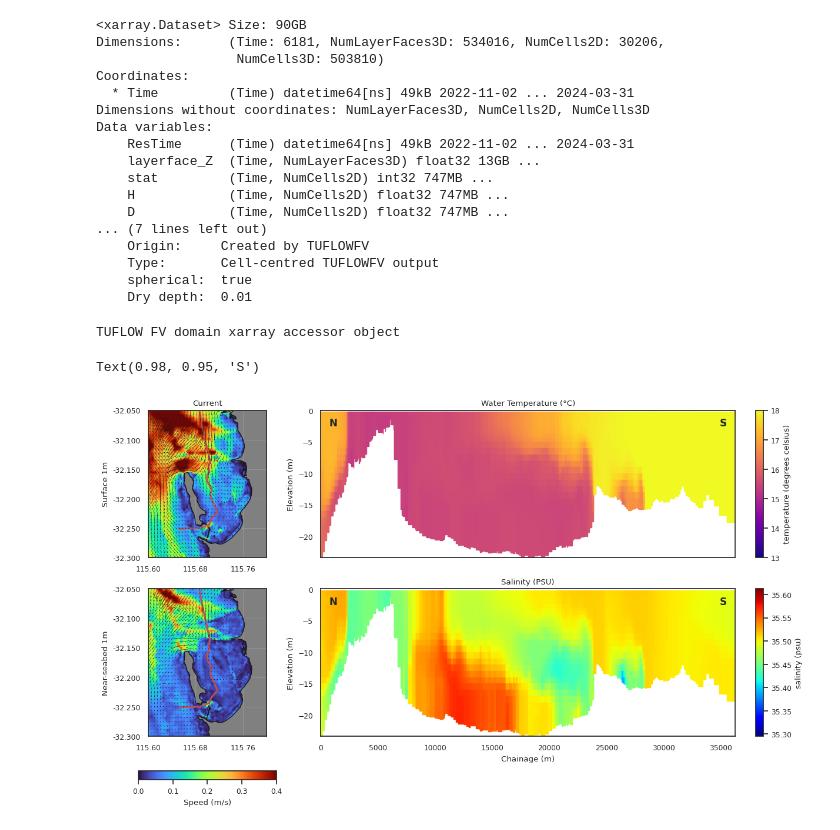
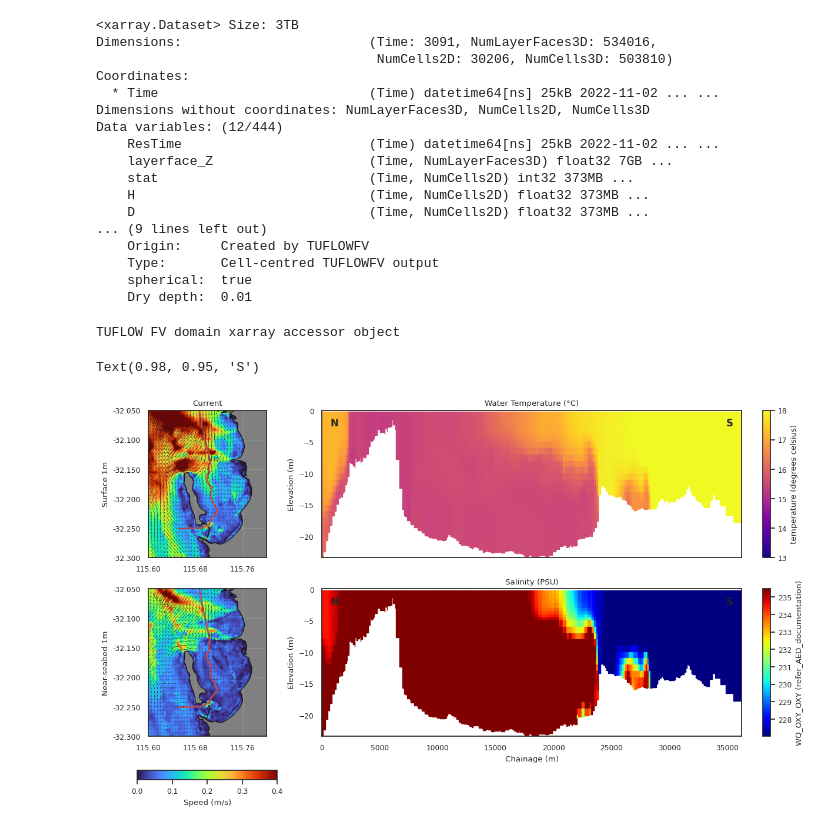
Before and after one commit to SEAF-CS/csiem-marvl, a Jupyter notebook: custom_py/tfv_curtain_panel/curtain_4panel.ipynb, the cells around one changed output. Saved outputs shown, nothing was run; the diff lists cells and outputs as text; code cells hidden in the pictures.

```diff
--- a/custom_py/tfv_curtain_panel/curtain_4panel.ipynb
+++ b/custom_py/tfv_curtain_panel/curtain_4panel.ipynb
@@ -16,24 +16,24 @@ sns.set(style='white', font_scale=0.8)
 # %%
 # Use the correct DBFS path for the shared volume
 model_folder = Path('/Projects2/csiem/model/csiem_model_tfvaed_1.6/outputs/results/')
-model_file = 'csiem_B009_20221101_20240401_WQ.nc'
+model_file = 'csiem_B009_20221101_20240401_WQ_WQ.nc'
 ds = xr.open_dataset(model_folder/model_file, decode_times=True, engine='netcdf4')
 fv = ds.tfv
 fv
 # %% [output]
-<xarray.Dataset> Size: 90GB
-Dimensions:      (Time: 6181, NumLayerFaces3D: 534016, NumCells2D: 30206,
-                  NumCells3D: 503810)
+<xarray.Dataset> Size: 3TB
+Dimensions:                        (Time: 3091, NumLayerFaces3D: 534016,
+                                    NumCells2D: 30206, NumCells3D: 503810)
 Coordinates:
-  * Time         (Time) datetime64[ns] 49kB 2022-11-02 ... 2024-03-31
+  * Time                           (Time) datetime64[ns] 25kB 2022-11-02 ... ...
 Dimensions without coordinates: NumLayerFaces3D, NumCells2D, NumCells3D
-Data variables:
-    ResTime      (Time) datetime64[ns] 49kB 2022-11-02 ... 2024-03-31
-    layerface_Z  (Time, NumLayerFaces3D) float32 13GB ...
-    stat         (Time, NumCells2D) int32 747MB ...
-    H            (Time, NumCells2D) float32 747MB ...
-    D            (Time, NumCells2D) float32 747MB ...
-... (7 lines left out)
+Data variables: (12/444)
+    ResTime                        (Time) datetime64[ns] 25kB 2022-11-02 ... ...
+    layerface_Z                    (Time, NumLayerFaces3D) float32 7GB ...
+    stat                           (Time, NumCells2D) int32 373MB ...
+    H                              (Time, NumCells2D) float32 373MB ...
+    D                              (Time, NumCells2D) float32 373MB ...
+... (9 lines left out)
     Origin:     Created by TUFLOWFV
     Type:       Cell-centred TUFLOWFV output
     spherical:  true
@@ -123,7 +123,7 @@ fv.plot_curtain(
 # Salinity curtain
 fv.plot_curtain(
     polyline,
-    "SAL",
+    "WQ_OXY_OXY",
     time=time,
     ax=ax_sal_curtain,
     ec="face",  # edgecolor
@@ -142,34 +142,34 @@ for i, ax in enumerate(current_axes):
     ticks_loc = ax.get_xticks().tolist()
     ax.xaxis.set_major_locator(mticker.FixedLocator(ticks_loc))
     ax.set_xticklabels([f'{x:0.2f}' for x in ticks_loc])
 
     # Set labels
     ax.set_ylabel(ylabels[i])
     if i == 0:
         ax.set_title('Current')
     else:
         ax.set_title('')
 
 # Format curtain plot axes
 ax_temp_curtain.set_title('Water Temperature (°C)')
 ax_temp_curtain.set_xlabel("")       # remove "Chainage (m)"
 ax_temp_curtain.tick_params(labelbottom=False)
 ax_temp_curtain.set_xticks([])
 
 # Add N, S labels to curtain plots
 ax_temp_curtain.text(0.02, 0.95, 'N', transform=ax_temp_curtain.transAxes, fontsize=12, fontweight='bold', va='top')
 
 ax_temp_curtain.text(0.98, 0.95, 'S', transform=ax_temp_curtain.transAxes, fontsize=12, fontweight='bold', va='top', ha='right')
 
 plt.colorbar(c1.patch, ax=ax_curr_bot, orientation='horizontal', label='Speed (m/s)', aspect=15)
 
 ax_sal_curtain.set_title('Salinity (PSU)')# Add colorbars
 
 ax_sal_curtain.text(0.02, 0.95, 'N', transform=ax_sal_curtain.transAxes, fontsize=12, fontweight='bold', va='top')
 ax_sal_curtain.text(0.98, 0.95, 'S', transform=ax_sal_curtain.transAxes, fontsize=12, fontweight='bold', va='top', ha='right')
 # %% [output]
 Text(0.98, 0.95, 'S')
-[figure, old version]
+[figure, new version]
 # %%
 import matplotlib.ticker as mticker  # Helps set tick positions
 vel_spec = dict(cmap='turbo', clim=(0, 0.40), shading='interp', colorbar=False, boundary=True)
```
Also changed, not shown: parts of 2 cells of this notebook, 3 other files.
